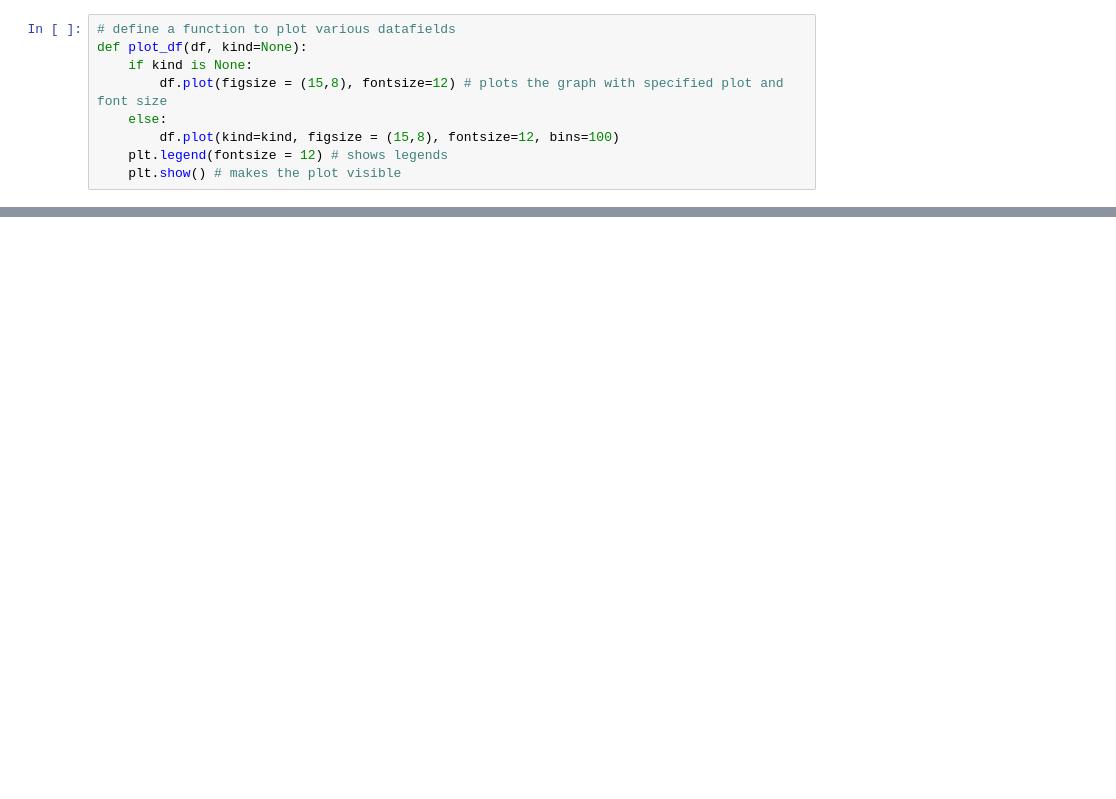
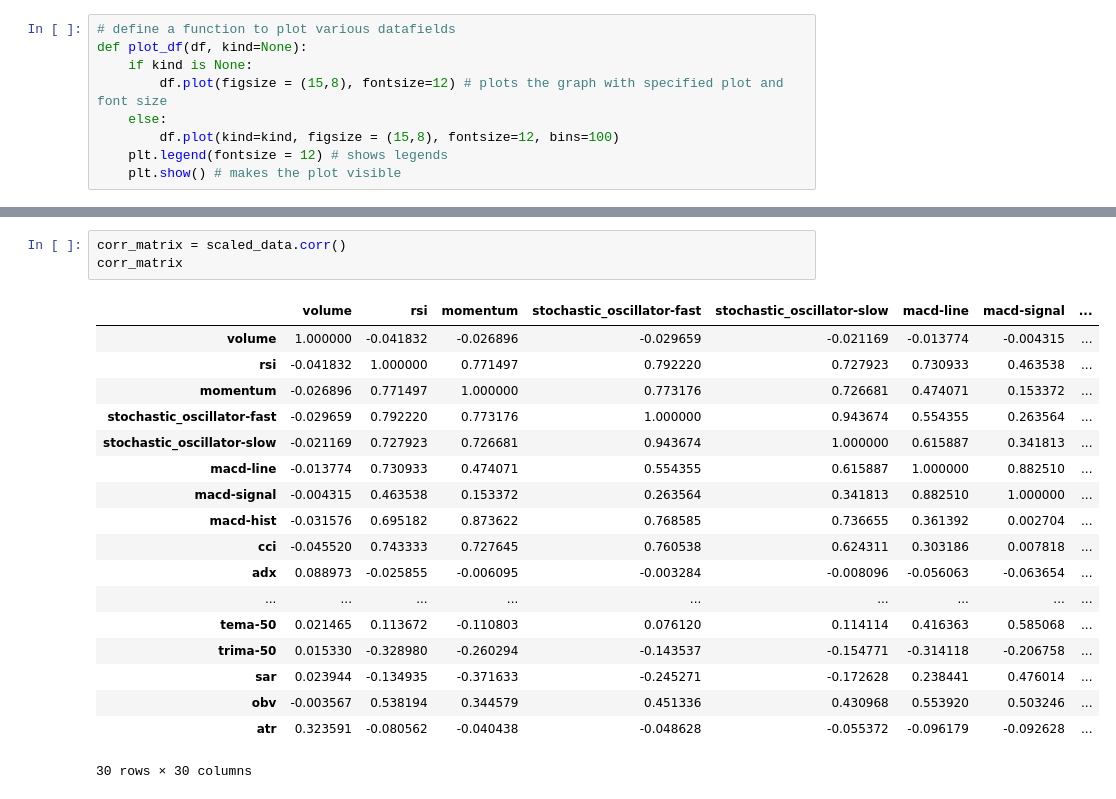
Before and after one commit to DivyanshGupta2006/Project-catRL, a Jupyter notebook: notebooks/feature_engineering.ipynb, the cells around one changed output, grey strips where cells are left out. Saved outputs shown, nothing was run; the diff lists cells and outputs as text; blank space fills up the shorter version.

```diff
--- a/notebooks/feature_engineering.ipynb
+++ b/notebooks/feature_engineering.ipynb
@@ -57,0 +213,22 @@ data.info()
+# %%
+corr_matrix = scaled_data.corr()
+corr_matrix
+# %% [output]
+|  | volume | rsi | momentum | stochastic_oscillator-fast | stochastic_oscillator-slow | macd-line | macd-signal | ... |
+| volume | 1.000000 | -0.041832 | -0.026896 | -0.029659 | -0.021169 | -0.013774 | -0.004315 | ... |
+| rsi | -0.041832 | 1.000000 | 0.771497 | 0.792220 | 0.727923 | 0.730933 | 0.463538 | ... |
+| momentum | -0.026896 | 0.771497 | 1.000000 | 0.773176 | 0.726681 | 0.474071 | 0.153372 | ... |
+| stochastic_oscillator-fast | -0.029659 | 0.792220 | 0.773176 | 1.000000 | 0.943674 | 0.554355 | 0.263564 | ... |
+| stochastic_oscillator-slow | -0.021169 | 0.727923 | 0.726681 | 0.943674 | 1.000000 | 0.615887 | 0.341813 | ... |
+| macd-line | -0.013774 | 0.730933 | 0.474071 | 0.554355 | 0.615887 | 1.000000 | 0.882510 | ... |
+| macd-signal | -0.004315 | 0.463538 | 0.153372 | 0.263564 | 0.341813 | 0.882510 | 1.000000 | ... |
+| macd-hist | -0.031576 | 0.695182 | 0.873622 | 0.768585 | 0.736655 | 0.361392 | 0.002704 | ... |
+| cci | -0.045520 | 0.743333 | 0.727645 | 0.760538 | 0.624311 | 0.303186 | 0.007818 | ... |
+| adx | 0.088973 | -0.025855 | -0.006095 | -0.003284 | -0.008096 | -0.056063 | -0.063654 | ... |
+| ... | ... | ... | ... | ... | ... | ... | ... | ... |
+| tema-50 | 0.021465 | 0.113672 | -0.110803 | 0.076120 | 0.114114 | 0.416363 | 0.585068 | ... |
+| trima-50 | 0.015330 | -0.328980 | -0.260294 | -0.143537 | -0.154771 | -0.314118 | -0.206758 | ... |
+| sar | 0.023944 | -0.134935 | -0.371633 | -0.245271 | -0.172628 | 0.238441 | 0.476014 | ... |
+| obv | -0.003567 | 0.538194 | 0.344579 | 0.451336 | 0.430968 | 0.553920 | 0.503246 | ... |
+| atr | 0.323591 | -0.080562 | -0.040438 | -0.048628 | -0.055372 | -0.096179 | -0.092628 | ... |
+30 rows × 30 columns
```
Also changed, not shown: parts of 16 cells of this notebook, 11 other files.
